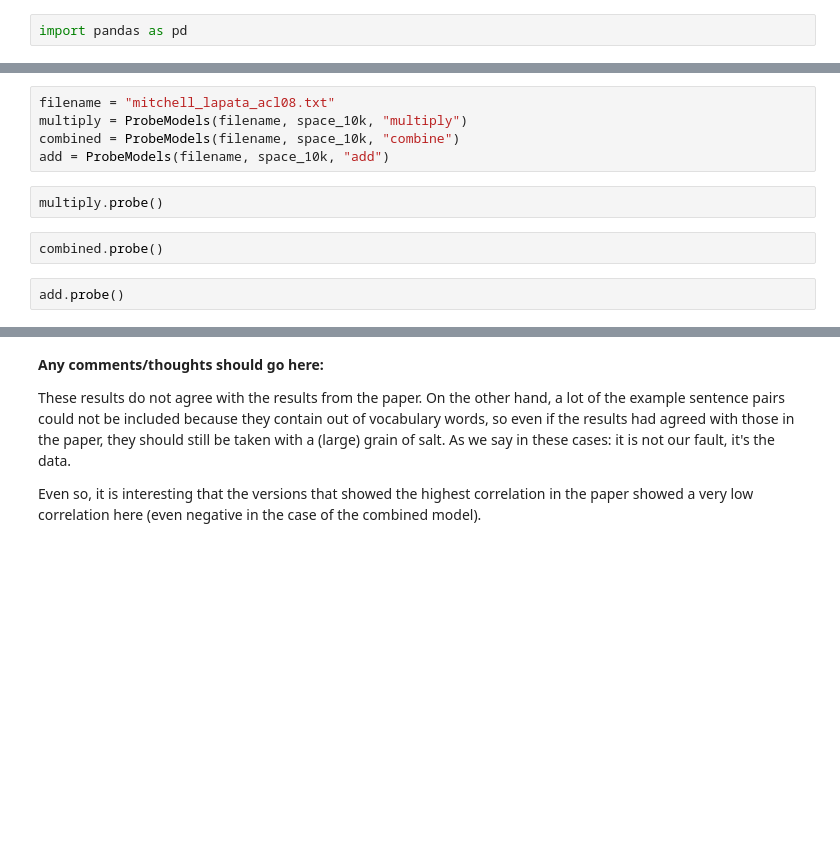
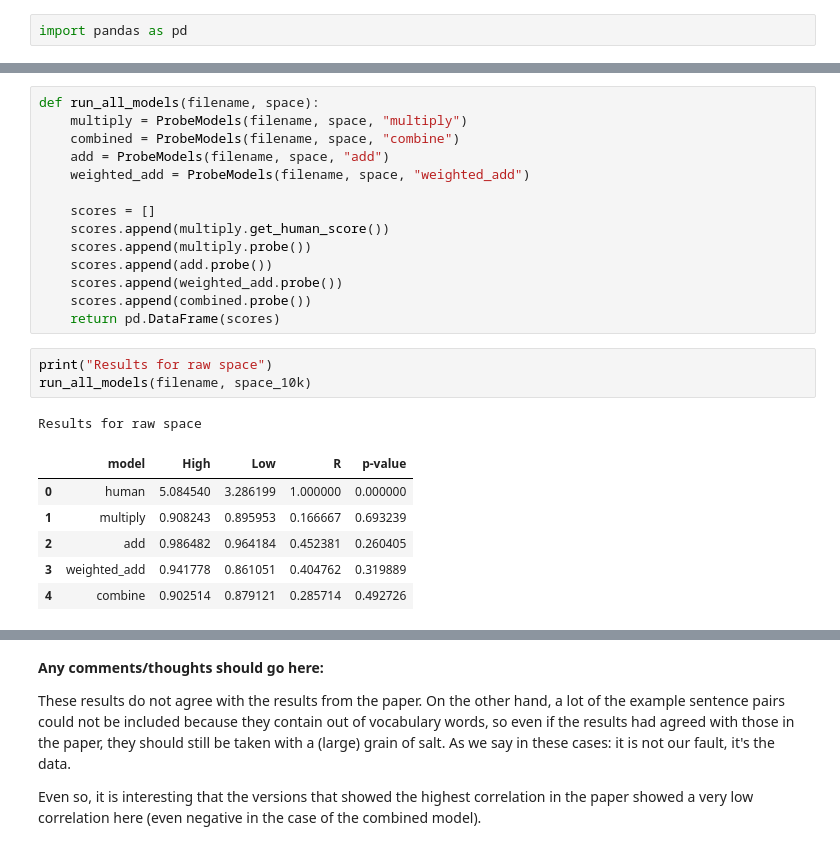
Before and after one commit to Devix71/computational-semantics, a Jupyter notebook: assignments/02-vector-semantics/vector_semantics.ipynb, the cells around one changed output, grey strips where cells are left out. Cells and saved outputs as stored; diff of their text form; blank space fills up the shorter version.

```diff
--- a/assignments/02-vector-semantics/vector_semantics.ipynb
+++ b/assignments/02-vector-semantics/vector_semantics.ipynb
@@ -701,11 +584,25 @@ class ProbeModels:
-# %%
-filename = "mitchell_lapata_acl08.txt"
-multiply = ProbeModels(filename, space_10k, "multiply")
-combined = ProbeModels(filename, space_10k, "combine")
-add = ProbeModels(filename, space_10k, "add")
-# %%
-multiply.probe()
-# %%
-combined.probe()
-# %%
-add.probe()
+# %%
+def run_all_models(filename, space):
+    multiply = ProbeModels(filename, space, "multiply")
+    combined = ProbeModels(filename, space, "combine")
+    add = ProbeModels(filename, space, "add")
+    weighted_add = ProbeModels(filename, space, "weighted_add")
+
+    scores = []
+    scores.append(multiply.get_human_score())
+    scores.append(multiply.probe())
+    scores.append(add.probe())
+    scores.append(weighted_add.probe())
+    scores.append(combined.probe())
+    return pd.DataFrame(scores)
+# %%
+print("Results for raw space")
+run_all_models(filename, space_10k)
+# %% [output]
+Results for raw space
+|  | model | High | Low | R | p-value |
+| 0 | human | 5.084540 | 3.286199 | 1.000000 | 0.000000 |
+| 1 | multiply | 0.908243 | 0.895953 | 0.166667 | 0.693239 |
+| 2 | add | 0.986482 | 0.964184 | 0.452381 | 0.260405 |
+| 3 | weighted_add | 0.941778 | 0.861051 | 0.404762 | 0.319889 |
+| 4 | combine | 0.902514 | 0.879121 | 0.285714 | 0.492726 |
```
Also changed, not shown: parts of 16 cells of this notebook, 2 other files.
